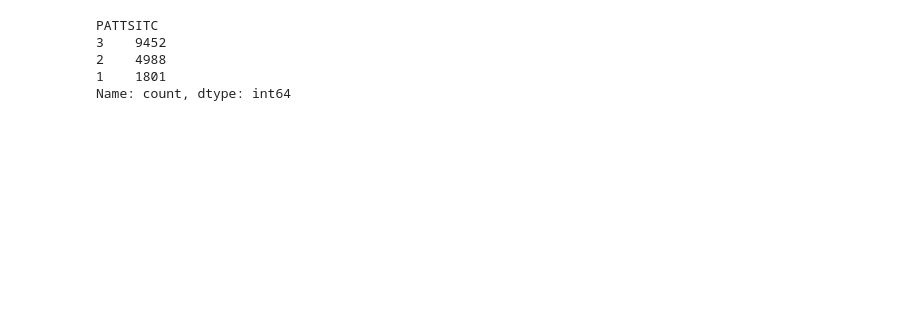
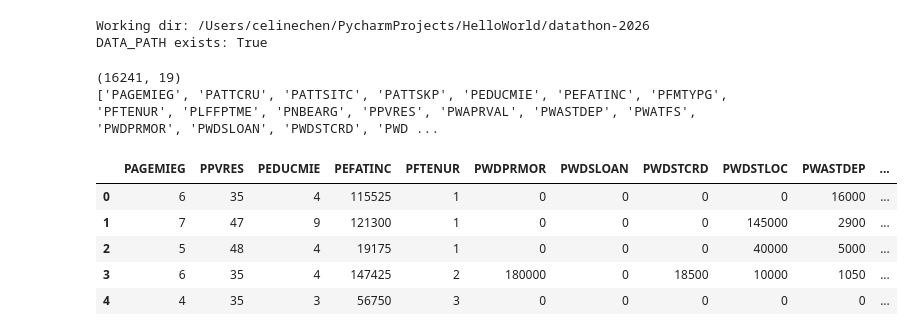
Before and after one commit to celinec41/datathon-2026, a Jupyter notebook: final_submission.ipynb, the cells around one changed output. Drawn from its saved outputs; the diff is of its cells as text; code cells hidden in the pictures; blank space fills up the shorter version.

```diff
--- a/final_submission.ipynb
+++ b/final_submission.ipynb
@@ -18,9 +0,0 @@ df.head()
-# %%
-var = df.shape
-df[TARGET_COL].value_counts(dropna=False)
-# %% [output]
-PATTSITC
-3    9452
-2    4988
-1    1801
-Name: count, dtype: int64
@@ -32,0 +25,28 @@ y_test = result.y_test
+# %%
+print("Working dir:", os.getcwd())
+print("DATA_PATH exists:", os.path.exists(DATA_PATH))
+# %% [output]
+Working dir: /Users/celinechen/PycharmProjects/HelloWorld/datathon-2026
+DATA_PATH exists: True
+# %%
+df = pd.read_excel(DATA_PATH, sheet_name=SHEET_NAME)
+print(df.shape)
+df.head()
+print(df.columns.tolist())
+# %% [output]
+(16241, 19)
+['PAGEMIEG', 'PATTCRU', 'PATTSITC', 'PATTSKP', 'PEDUCMIE', 'PEFATINC', 'PFMTYPG', 'PFTENUR', 'PLFFPTME', 'PNBEARG', 'PPVRES', 'PWAPRVAL', 'PWASTDEP', 'PWATFS', 'PWDPRMOR', 'PWDSLOAN', 'PWDSTCRD', 'PWD ...
+# %%
+needed = FEATURES + [TARGET_COL]
+df = df[needed].copy()
+df = df.dropna(subset=[TARGET_COL])
+df[TARGET_COL] = df[TARGET_COL].astype(int)
+
+df.head()
+# %% [output]
+|  | PAGEMIEG | PPVRES | PEDUCMIE | PEFATINC | PFTENUR | PWDPRMOR | PWDSLOAN | PWDSTCRD | PWDSTLOC | PWASTDEP | ... |
+| 0 | 6 | 35 | 4 | 115525 | 1 | 0 | 0 | 0 | 0 | 16000 | ... |
+| 1 | 7 | 47 | 9 | 121300 | 1 | 0 | 0 | 0 | 145000 | 2900 | ... |
+| 2 | 5 | 48 | 4 | 19175 | 1 | 0 | 0 | 0 | 40000 | 5000 | ... |
+| 3 | 6 | 35 | 4 | 147425 | 2 | 180000 | 0 | 18500 | 10000 | 1050 | ... |
+| 4 | 4 | 35 | 3 | 56750 | 3 | 0 | 0 | 0 | 0 | 0 | ... |
```
Also changed, not shown: parts of 19 cells of this notebook.
